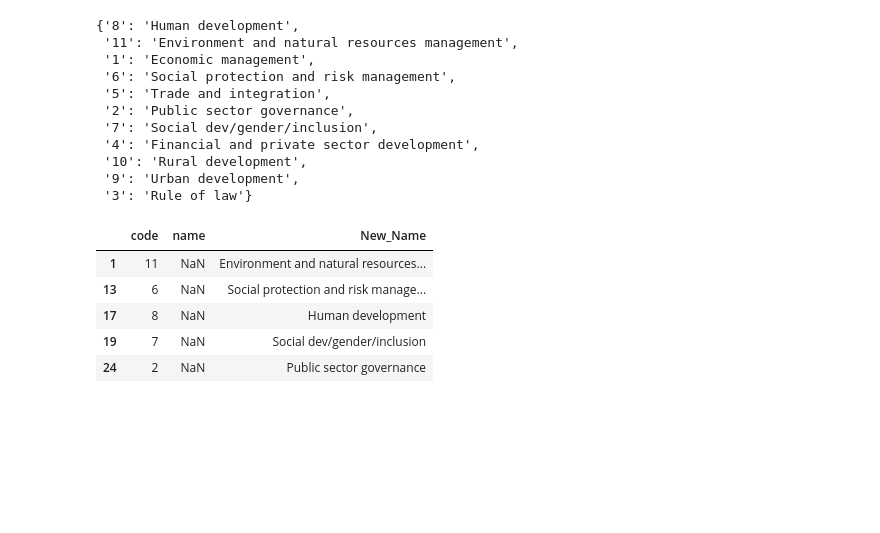
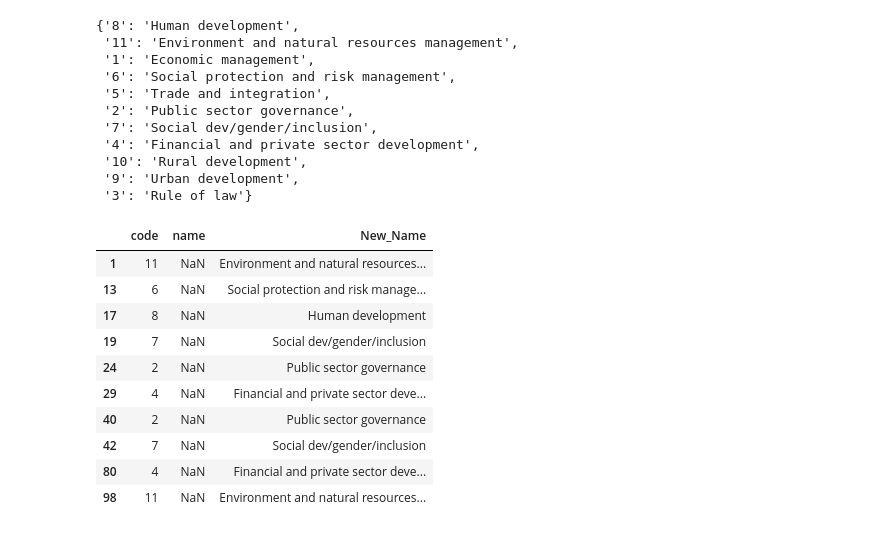
Before and after one commit to oserttas-math/JSON_Mini_Project, a Jupyter notebook: json_project_to_submit.ipynb, the cells around one changed output. Saved outputs shown, nothing was run; the diff lists cells and outputs as text; code cells hidden in the pictures; blank space fills up the shorter version.

```diff
--- a/json_project_to_submit.ipynb
+++ b/json_project_to_submit.ipynb
@@ -59,14 +59,12 @@ for i in ax.patches:
 df_themes = df.loc[:,['code', 'name']]
 
 # Fill empty cells in column 'name' with np.nan
-df_themes.name.replace('', np.nan, inplace=True)
+df_themes.name.replace('', 'Missing_Values', inplace=True)
 
 
 # Find top ten project themes
 data = { 'Project_Themes': df_themes.name.value_counts()[:10].index,
         'Count': df_themes.name.value_counts()[:10].values}
-
-
 
 # Store counts in a dataframe
 df_top_ten_themes = pd.DataFrame(data)
@@ -88,9 +86,14 @@ for i in ax1.patches:
 # %% [markdown]
 ### Problem 3 -  Create a dataframe with the missing names filled in
+# %%
+# Replace Missing Values with NaNs
+df_themes.name.replace( to_replace='Missing_Values',value=np.nan, inplace=True)
 # %%
 # Create a dictionary having codes for Corresponding project themes
 codes = df_themes.code.unique()
-mapping = {code : df_themes.name.loc[df_themes.code == code].values[0] for code in codes}
+mapping = {code : df_themes.dropna(subset=['name'])\
+           .name.loc[df_themes.dropna(subset=['name']).code == code]\
+           .values[0] for code in codes}
 mapping
 # %% [output]
 {'8': 'Human development',
@@ -105,13 +108,18 @@ mapping
  '9': 'Urban development',
  '3': 'Rule of law'}
 # %%
-# Use 'mapping' dictionary to map codes to fill empty cells (no name themes)
+# Use 'mapping' dictionary to map codes to fill empty project names
 df_themes['New_Name'] = df_themes['code'].map(mapping)
-df_themes.loc[df_themes.name.isnull()].head()
+df_themes.loc[df_themes.name.isnull()].head(10)
 # %% [output]
 |  | code | name | New_Name |
 | 1 | 11 | NaN | Environment and natural resources... |
 | 13 | 6 | NaN | Social protection and risk manage... |
 | 17 | 8 | NaN | Human development |
 | 19 | 7 | NaN | Social dev/gender/inclusion |
 | 24 | 2 | NaN | Public sector governance |
+| 29 | 4 | NaN | Financial and private sector deve... |
+| 40 | 2 | NaN | Public sector governance |
+| 42 | 7 | NaN | Social dev/gender/inclusion |
+| 80 | 4 | NaN | Financial and private sector deve... |
+| 98 | 11 | NaN | Environment and natural resources... |
```
Also changed, not shown: parts of 1 cell of this notebook.
